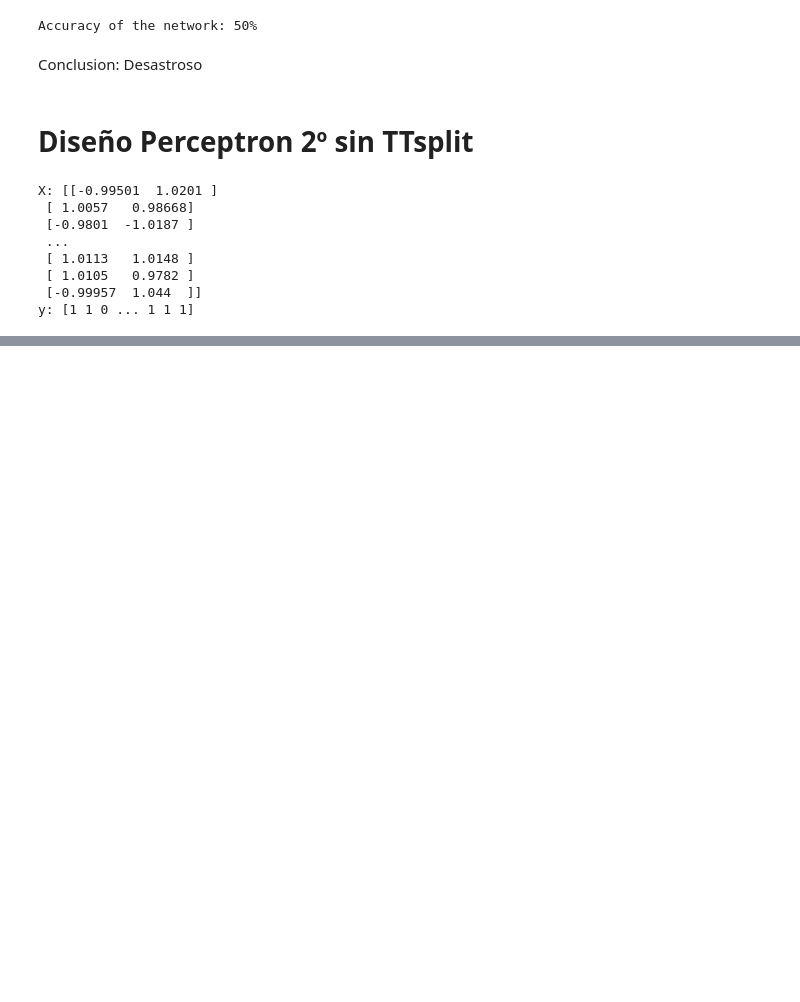
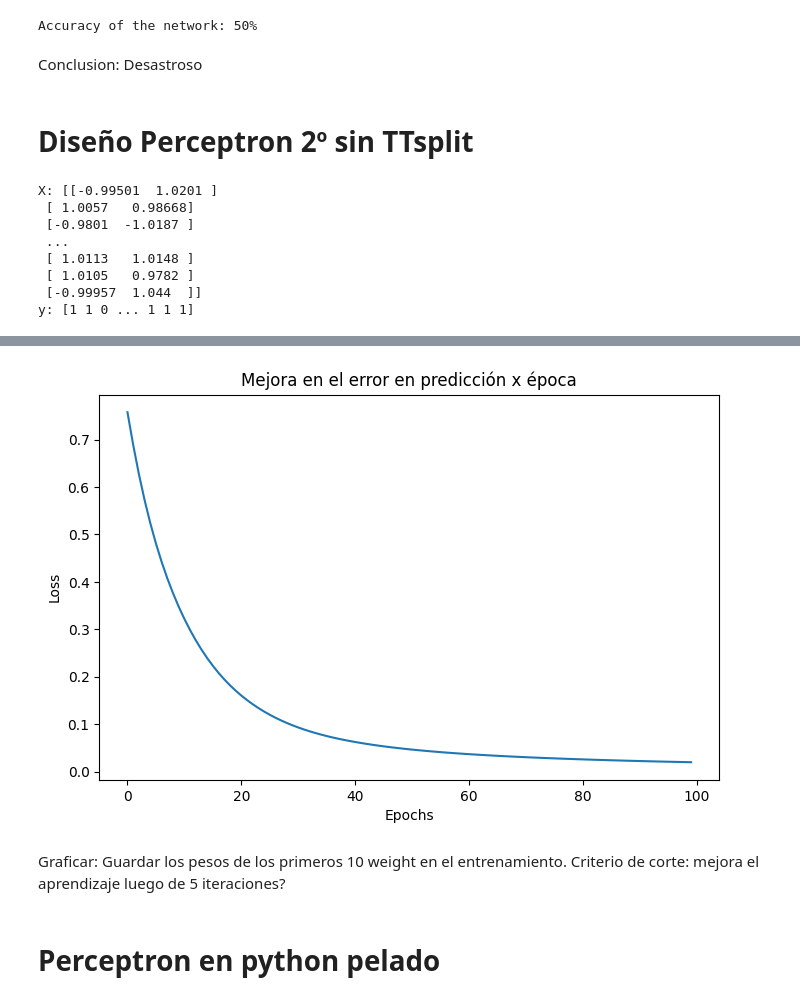
Before and after one commit to castillosebastian/neuralnets, a Jupyter notebook: perceptron.ipynb, the cells around one changed output, grey strips where cells are left out. Cells and saved outputs as stored; diff of their text form; code cells hidden in the pictures; blank space fills up the shorter version.

```diff
--- a/perceptron.ipynb
+++ b/perceptron.ipynb
@@ -612,0 +636,11 @@ Accuracy: 1.0
+# %%
+# Params
+OR_problem = True
+split = 0.3
+learning_rate = 0.1
+n_epoch = 100
+# %%
+if OR_problem:
+   data = pl.read_csv(str(root) + '/data/OR.csv')
+else:
+   data = pl.read_csv(str(root) + '/data/XOR.csv')
@@ -612,0 +651,10 @@ Accuracy: 1.0
+# %%
+X = data[:, :-1]
+y = data[:, 2]
+X = X.to_numpy()
+y = y.to_numpy()
+# one-hot encoding of target
+y = np.where(y > 0, 1, 0)
+# %%
+# Train-test split
+X_train, X_test, y_train, y_test = train_test_split(X, y, test_size=split, random_state=26)
@@ -612,0 +732,15 @@ Accuracy: 1.0
+# %%
+#step = np.linspace(0, 100, 240)
+fig, ax = plt.subplots(figsize=(8,5))
+plt.plot(np.array(loss_values))
+plt.title("Mejora en el error en predicción x época")
+plt.xlabel("Epochs")
+plt.ylabel("Loss")
+plt.show()
+# %% [output]
+[figure, added]
+# %% [markdown]
+Graficar: Guardar los pesos de los primeros 10 weight en el entrenamiento.
+Criterio de corte: mejora el aprendizaje luego de 5 iteraciones?
+# %% [markdown]
+# Perceptron en python pelado
```
Also changed, not shown: parts of 18 cells of this notebook.
